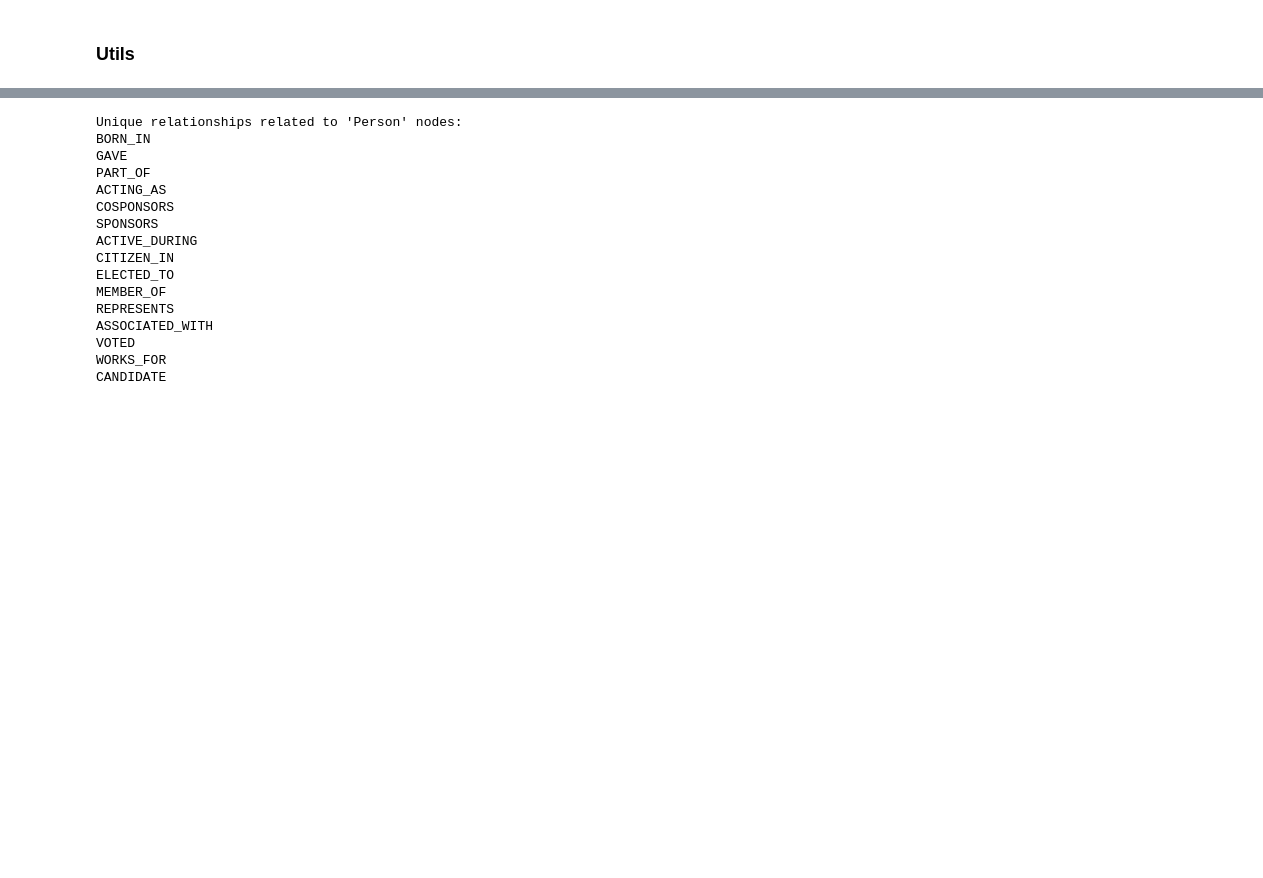
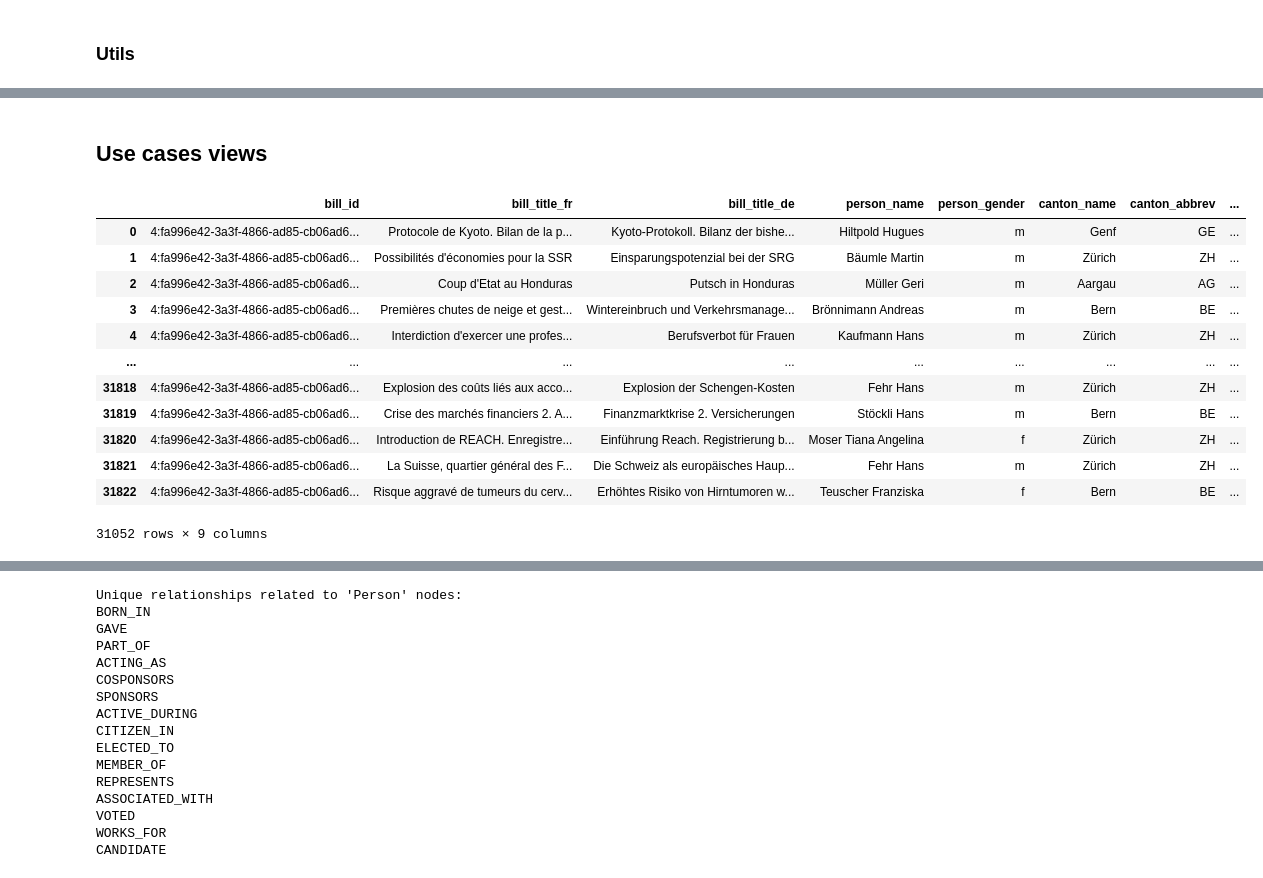
Before and after one commit to fluchairesteven/hackathon-24-lagginhorn2, a Jupyter notebook: data_structuration.ipynb, the cells around one changed output, grey strips where cells are left out. Saved outputs shown, nothing was run; the diff lists cells and outputs as text; code cells hidden in the pictures; blank space fills up the shorter version.

Commit message:
from data structuration to use cases views

```diff
--- a/data_structuration.ipynb
+++ b/data_structuration.ipynb
@@ -42,3 +70,19 @@ def get_node_data_with_relation_and_node_data_main(node_label="Canton", relation
 # %%
-df_bill_person = get_node_data_with_relation_and_node_data_main(node_label="Person", relation="SPONSORS", node_label_2="Bill")
+# Get 10000 Bill with Person Sponsors
+df_bill_person = get_node2_data_with_relation_and_node_data_main(node_label="Person", relation="SPONSORS", node_label_2="Bill")
+df_bill_person["Bill"] = df_bill_person["Bill"].apply(lambda l : {"element_id": l.element_id, "bill_number": l['bill_number'], "title_fr": l['title_fr'], "title_de": l['title_de'], "urgent": l['urgent']})
+df_bill_person["Person"] = df_bill_person["Person"].apply(lambda l : {"element_id": l.element_id, "last_name": l['last_name'], "first_name":l["first_name"], "gender": l['gender']})
+
+# Associate Canton to Person
+df_bill_person["Canton"] = df_bill_person["Person"].progress_apply(lambda l: get_one_node_data_with_relation_and_node_main(l["element_id"]))
+df_bill_person["Canton"] = df_bill_person["Canton"].apply(lambda l : {"name": l['name'], "abbrev": l['abbrev']})
+
+# Get Tag for each Bill
+df_bill_person["Tag"] = df_bill_person["Bill"].progress_apply(lambda l: get_one_node_data_with_relation_and_node_main(l["element_id"], node_label="Bill", relation="ABOUT", node_label_2="Tag"))
+df_bill_person = df_bill_person[df_bill_person["Tag"]!="NOT FOUND"]
+df_bill_person["Tag"] = df_bill_person["Tag"].apply(lambda l : {"name": l['name']})
+
+# Associate Debates
+df_bill_person["Debate"] = df_bill_person["Bill"].progress_apply(lambda l: get_one_node_data_with_relation_and_node_main(l["element_id"], node_label="Bill", relation="CONTAINS", node_label_2="Debate"))
+df_bill_person["Debate"] = df_bill_person["Debate"].apply(lambda l : {"date_start": l['date_start']})
 # %% [output]
@@ -61,3 +90,0 @@ df_bill_person
-# %%
-df_bill_person["Bill"] = df_bill_person["Bill"].apply(lambda l : {"element_id": l.element_id, "bill_number": l['bill_number'], "title_fr": l['title_fr'], "title_de": l['title_de'], "urgent": l['urgent']})
-df_bill_person["Person"] = df_bill_person["Person"].apply(lambda l : {"element_id": l.element_id, "last_name": l['last_name'], "gender": l['gender']})
@@ -77,0 +91,4 @@ df_bill_person
+# %%
+df_bill_person["Debate"] = df_bill_person["Bill"].progress_apply(lambda l: get_one_node_data_with_relation_and_node_main(l["element_id"], node_label="Bill", relation="CONTAINS", node_label_2="Debate"))
+# %%
+df_bill_person["Debate"] = df_bill_person["Debate"].apply(lambda l : {"date_start": l['date_start']})
@@ -77,0 +127,35 @@ df_bill_person
+# %% [markdown]
+## Use cases views
+# %%
+df_uc_1 = df_bill_person.copy()
+df_uc_1["bill_id"] = df_uc_1["Bill"].apply(lambda l : l["element_id"])
+df_uc_1["bill_title_fr"] = df_uc_1["Bill"].apply(lambda l : l["title_fr"])
+df_uc_1["bill_title_de"] = df_uc_1["Bill"].apply(lambda l : l["title_de"])
+
+df_uc_1["person_name"] = df_uc_1["Person"].apply(lambda l : l["last_name"] + " " + l["first_name"])
+df_uc_1["person_gender"] = df_uc_1["Person"].apply(lambda l : l["gender"])
+
+df_uc_1["canton_name"] = df_uc_1["Canton"].apply(lambda l : l["name"])
+df_uc_1["canton_abbrev"] = df_uc_1["Canton"].apply(lambda l : l["abbrev"])
+
+df_uc_1["topic"] = df_uc_1["Tag"].apply(lambda l : l["name"])
+
+df_uc_1["date_start"] = df_uc_1["Debate"].apply(lambda l : str(l["date_start"]))
+
+df_uc_1.drop(columns = ["Bill", "Person", "Canton", "Tag", "Debate"], inplace=True)
+df_uc_1.drop_duplicates(["bill_id"], inplace = True)
+df_uc_1
+# %% [output]
+|  | bill_id | bill_title_fr | bill_title_de | person_name | person_gender | canton_name | canton_abbrev | ... |
+| 0 | 4:fa996e42-3a3f-4866-ad85-cb06ad6... | Protocole de Kyoto. Bilan de la p... | Kyoto-Protokoll. Bilanz der bishe... | Hiltpold Hugues | m | Genf | GE | ... |
+| 1 | 4:fa996e42-3a3f-4866-ad85-cb06ad6... | Possibilités d'économies pour la SSR | Einsparungspotenzial bei der SRG | Bäumle Martin | m | Zürich | ZH | ... |
+| 2 | 4:fa996e42-3a3f-4866-ad85-cb06ad6... | Coup d'Etat au Honduras | Putsch in Honduras | Müller Geri | m | Aargau | AG | ... |
+| 3 | 4:fa996e42-3a3f-4866-ad85-cb06ad6... | Premières chutes de neige et gest... | Wintereinbruch und Verkehrsmanage... | Brönnimann Andreas | m | Bern | BE | ... |
+| 4 | 4:fa996e42-3a3f-4866-ad85-cb06ad6... | Interdiction d'exercer une profes... | Berufsverbot für Frauen | Kaufmann Hans | m | Zürich | ZH | ... |
+| ... | ... | ... | ... | ... | ... | ... | ... | ... |
+| 31818 | 4:fa996e42-3a3f-4866-ad85-cb06ad6... | Explosion des coûts liés aux acco... | Explosion der Schengen-Kosten | Fehr Hans | m | Zürich | ZH | ... |
+| 31819 | 4:fa996e42-3a3f-4866-ad85-cb06ad6... | Crise des marchés financiers 2. A... | Finanzmarktkrise 2. Versicherungen | Stöckli Hans | m | Bern | BE | ... |
+| 31820 | 4:fa996e42-3a3f-4866-ad85-cb06ad6... | Introduction de REACH. Enregistre... | Einführung Reach. Registrierung b... | Moser Tiana Angelina | f | Zürich | ZH | ... |
+| 31821 | 4:fa996e42-3a3f-4866-ad85-cb06ad6... | La Suisse, quartier général des F... | Die Schweiz als europäisches Haup... | Fehr Hans | m | Zürich | ZH | ... |
+| 31822 | 4:fa996e42-3a3f-4866-ad85-cb06ad6... | Risque aggravé de tumeurs du cerv... | Erhöhtes Risiko von Hirntumoren w... | Teuscher Franziska | f | Bern | BE | ... |
+31052 rows × 9 columns
```
Also changed, not shown: parts of 19 cells of this notebook.
